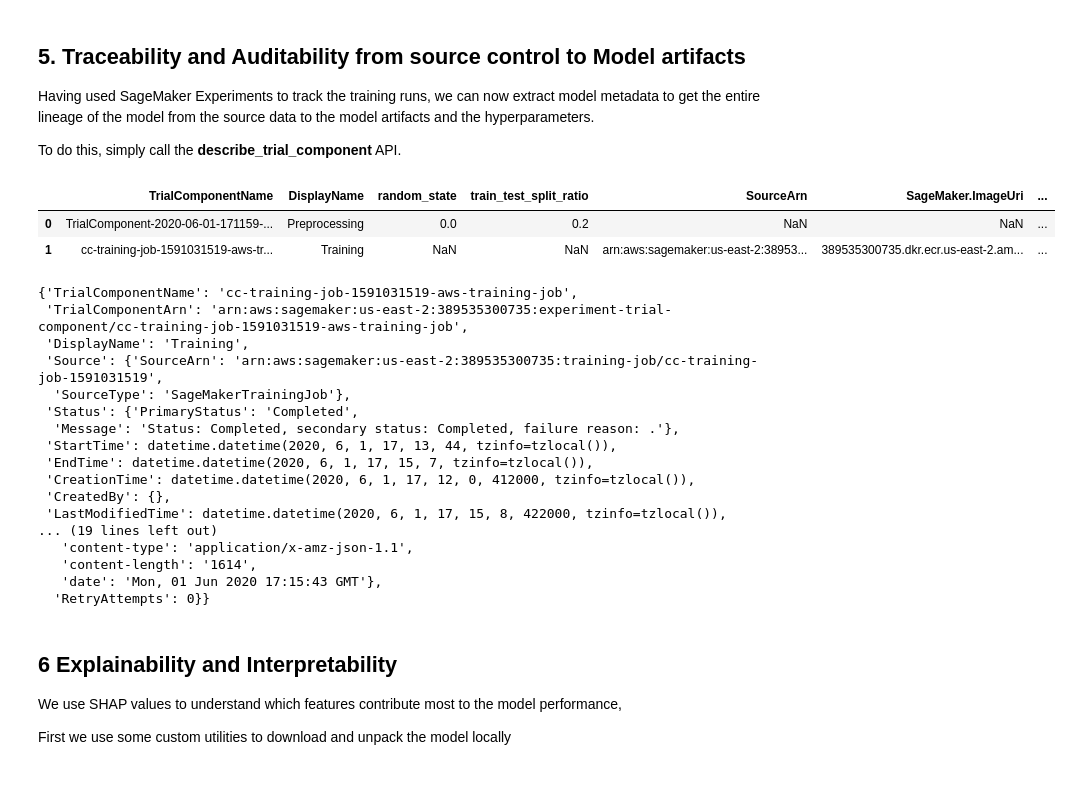
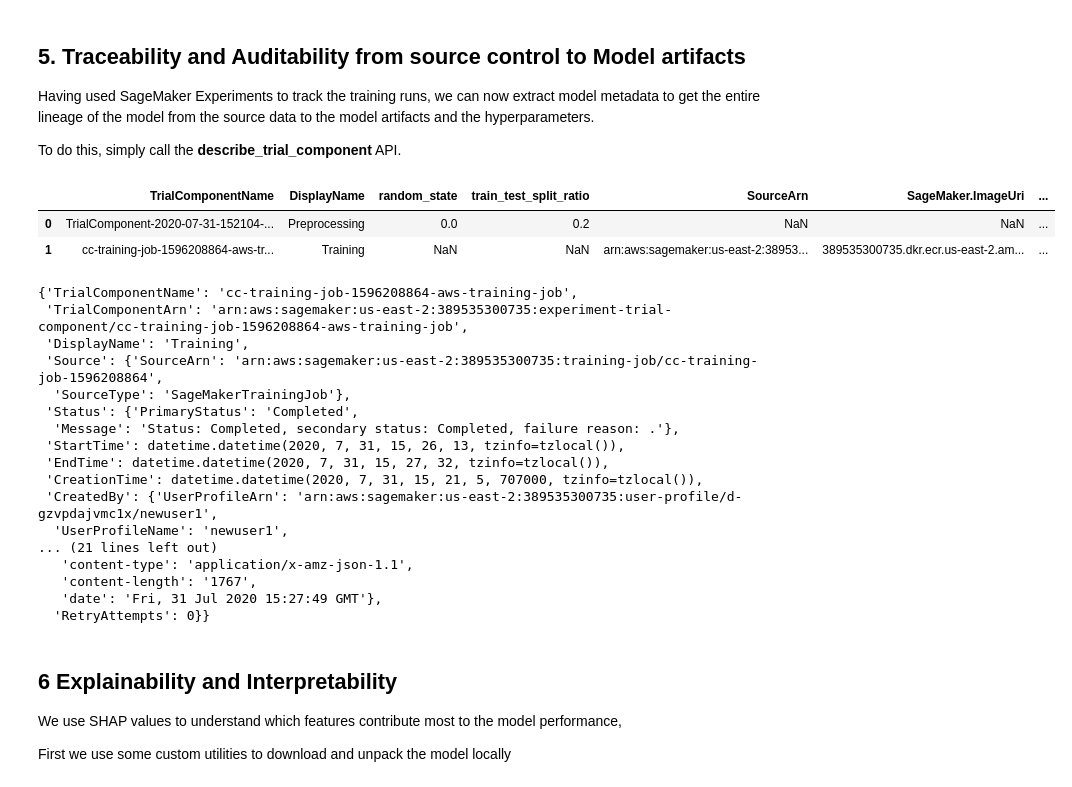
Before and after one commit to stefannatu/ModelMonitor, a Jupyter notebook: ModelMonitor_CreditCardDefault_Demo.ipynb, the cells around one changed output. Cells and saved outputs as stored; diff of their text form; code cells hidden in the pictures.

```diff
--- a/ModelMonitor_CreditCardDefault_Demo.ipynb
+++ b/ModelMonitor_CreditCardDefault_Demo.ipynb
@@ -470,46 +447,46 @@ To do this, simply call the **describe_trial_component** API.
 # %%
 # Present the Model Lineage as a dataframe
 from sagemaker.session import Session
-sess = boto3.Session()
+session = boto3.Session()
 lineage_table = ExperimentAnalytics(
-    sagemaker_session=Session(sess, sm),
+    sagemaker_session=Session(session, sm),
     search_expression={
         "Filters":[{
             "Name": "Parents.TrialName",
             "Operator": "Equals",
             "Value": trial_name
         }]
     },
     sort_by="CreationTime",
     sort_order="Ascending",
 )
 lineagedf= lineage_table.dataframe()
 
 lineagedf
 # %% [output]
 |  | TrialComponentName | DisplayName | random_state | train_test_split_ratio | SourceArn | SageMaker.ImageUri | ... |
-| 0 | TrialComponent-2020-06-01-171159-... | Preprocessing | 0.0 | 0.2 | NaN | NaN | ... |
-| 1 | cc-training-job-1591031519-aws-tr... | Training | NaN | NaN | arn:aws:sagemaker:us-east-2:38953... | 389535300735.dkr.ecr.us-east-2.am... | ... |
+| 0 | TrialComponent-2020-07-31-152104-... | Preprocessing | 0.0 | 0.2 | NaN | NaN | ... |
+| 1 | cc-training-job-1596208864-aws-tr... | Training | NaN | NaN | arn:aws:sagemaker:us-east-2:38953... | 389535300735.dkr.ecr.us-east-2.am... | ... |
 # %%
 # get detailed information about a particular trial
 sm.describe_trial_component(TrialComponentName=lineagedf.TrialComponentName[1])
 # %% [output]
-{'TrialComponentName': 'cc-training-job-1591031519-aws-training-job',
- 'TrialComponentArn': 'arn:aws:sagemaker:us-east-2:389535300735:experiment-trial-component/cc-training-job-1591031519-aws-training-job',
+{'TrialComponentName': 'cc-training-job-1596208864-aws-training-job',
+ 'TrialComponentArn': 'arn:aws:sagemaker:us-east-2:389535300735:experiment-trial-component/cc-training-job-1596208864-aws-training-job',
  'DisplayName': 'Training',
- 'Source': {'SourceArn': 'arn:aws:sagemaker:us-east-2:389535300735:training-job/cc-training-job-1591031519',
+ 'Source': {'SourceArn': 'arn:aws:sagemaker:us-east-2:389535300735:training-job/cc-training-job-1596208864',
   'SourceType': 'SageMakerTrainingJob'},
  'Status': {'PrimaryStatus': 'Completed',
   'Message': 'Status: Completed, secondary status: Completed, failure reason: .'},
- 'StartTime': datetime.datetime(2020, 6, 1, 17, 13, 44, tzinfo=tzlocal()),
- 'EndTime': datetime.datetime(2020, 6, 1, 17, 15, 7, tzinfo=tzlocal()),
- 'CreationTime': datetime.datetime(2020, 6, 1, 17, 12, 0, 412000, tzinfo=tzlocal()),
- 'CreatedBy': {},
- 'LastModifiedTime': datetime.datetime(2020, 6, 1, 17, 15, 8, 422000, tzinfo=tzlocal()),
-... (19 lines left out)
+ 'StartTime': datetime.datetime(2020, 7, 31, 15, 26, 13, tzinfo=tzlocal()),
+ 'EndTime': datetime.datetime(2020, 7, 31, 15, 27, 32, tzinfo=tzlocal()),
+ 'CreationTime': datetime.datetime(2020, 7, 31, 15, 21, 5, 707000, tzinfo=tzlocal()),
+ 'CreatedBy': {'UserProfileArn': 'arn:aws:sagemaker:us-east-2:389535300735:user-profile/d-gzvpdajvmc1x/newuser1',
+  'UserProfileName': 'newuser1',
+... (21 lines left out)
    'content-type': 'application/x-amz-json-1.1',
-   'content-length': '1614',
-   'date': 'Mon, 01 Jun 2020 17:15:43 GMT'},
+   'content-length': '1767',
+   'date': 'Fri, 31 Jul 2020 15:27:49 GMT'},
   'RetryAttempts': 0}}
 # %% [markdown]
 ## 6 Explainability and Interpretability
```
Also changed, not shown: parts of 42 cells of this notebook.
